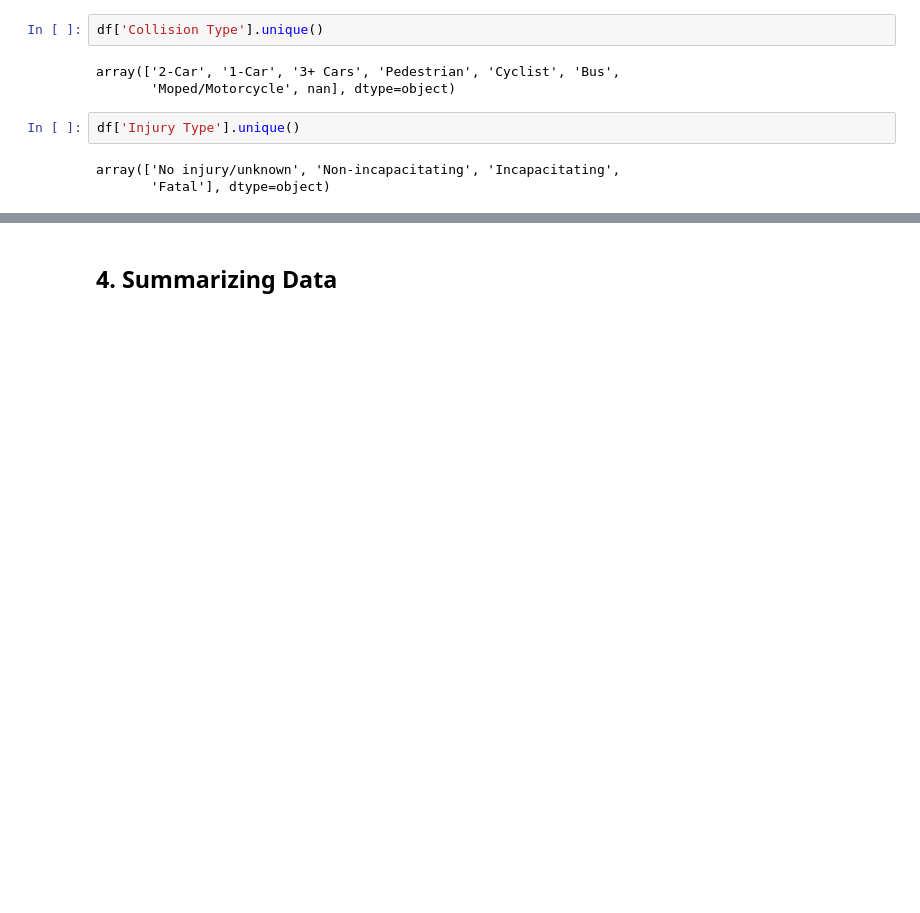
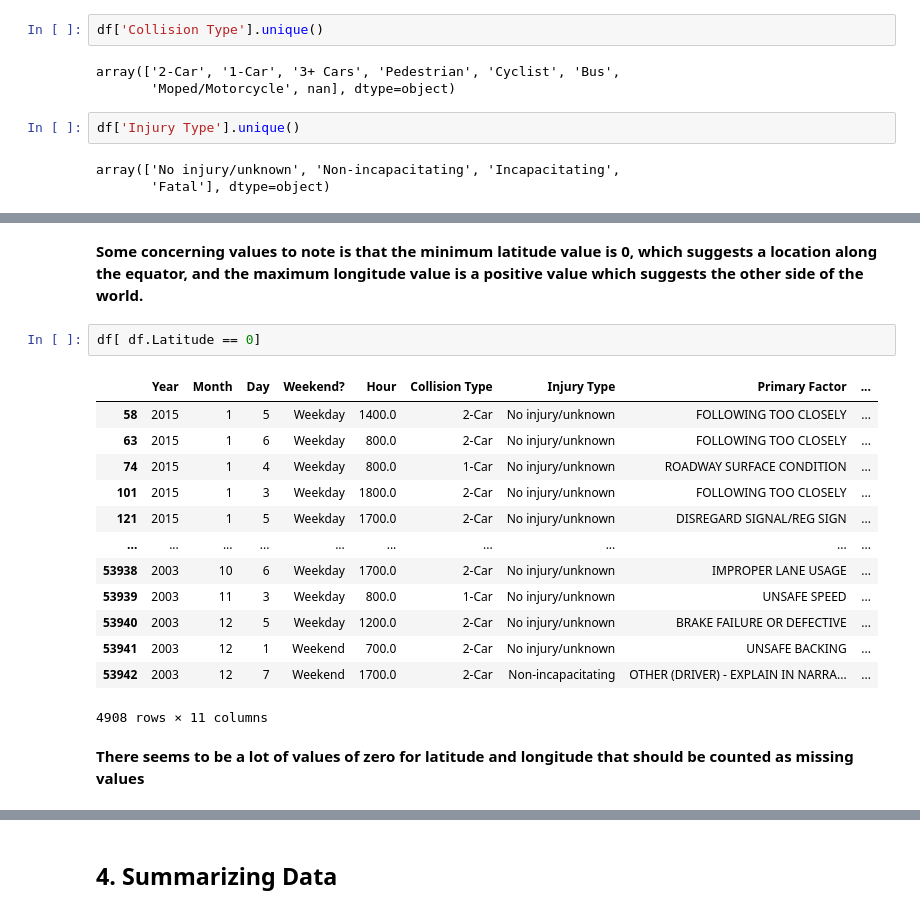
Before and after one commit to Gomez-Andres-8/STAT-207-Coursework, a Jupyter notebook: project_01/project_01_template.ipynb, the cells around one changed output, grey strips where cells are left out. Saved outputs shown, nothing was run; the diff lists cells and outputs as text; blank space fills up the shorter version.

```diff
--- a/project_01/project_01_template.ipynb
+++ b/project_01/project_01_template.ipynb
@@ -63,0 +159,20 @@ array(['No injury/unknown', 'Non-incapacitating', 'Incapacitating',
+# %% [markdown]
+**Some concerning values to note is that the minimum latitude value is 0, which suggests a location along the equator, and the maximum longitude value is a positive value which suggests the other side of the world.**
+# %%
+df[ df.Latitude == 0]
+# %% [output]
+|  | Year | Month | Day | Weekend? | Hour | Collision Type | Injury Type | Primary Factor | ... |
+| 58 | 2015 | 1 | 5 | Weekday | 1400.0 | 2-Car | No injury/unknown | FOLLOWING TOO CLOSELY | ... |
+| 63 | 2015 | 1 | 6 | Weekday | 800.0 | 2-Car | No injury/unknown | FOLLOWING TOO CLOSELY | ... |
+| 74 | 2015 | 1 | 4 | Weekday | 800.0 | 1-Car | No injury/unknown | ROADWAY SURFACE CONDITION | ... |
+| 101 | 2015 | 1 | 3 | Weekday | 1800.0 | 2-Car | No injury/unknown | FOLLOWING TOO CLOSELY | ... |
+| 121 | 2015 | 1 | 5 | Weekday | 1700.0 | 2-Car | No injury/unknown | DISREGARD SIGNAL/REG SIGN | ... |
+| ... | ... | ... | ... | ... | ... | ... | ... | ... | ... |
+| 53938 | 2003 | 10 | 6 | Weekday | 1700.0 | 2-Car | No injury/unknown | IMPROPER LANE USAGE | ... |
+| 53939 | 2003 | 11 | 3 | Weekday | 800.0 | 1-Car | No injury/unknown | UNSAFE SPEED | ... |
+| 53940 | 2003 | 12 | 5 | Weekday | 1200.0 | 2-Car | No injury/unknown | BRAKE FAILURE OR DEFECTIVE | ... |
+| 53941 | 2003 | 12 | 1 | Weekend | 700.0 | 2-Car | No injury/unknown | UNSAFE BACKING | ... |
+| 53942 | 2003 | 12 | 7 | Weekend | 1700.0 | 2-Car | Non-incapacitating | OTHER (DRIVER) - EXPLAIN IN NARRA... | ... |
+4908 rows × 11 columns
+# %% [markdown]
+**There seems to be a lot of values of zero for latitude and longitude that should be counted as missing values**
```
Also changed, not shown: parts of 32 cells of this notebook.
